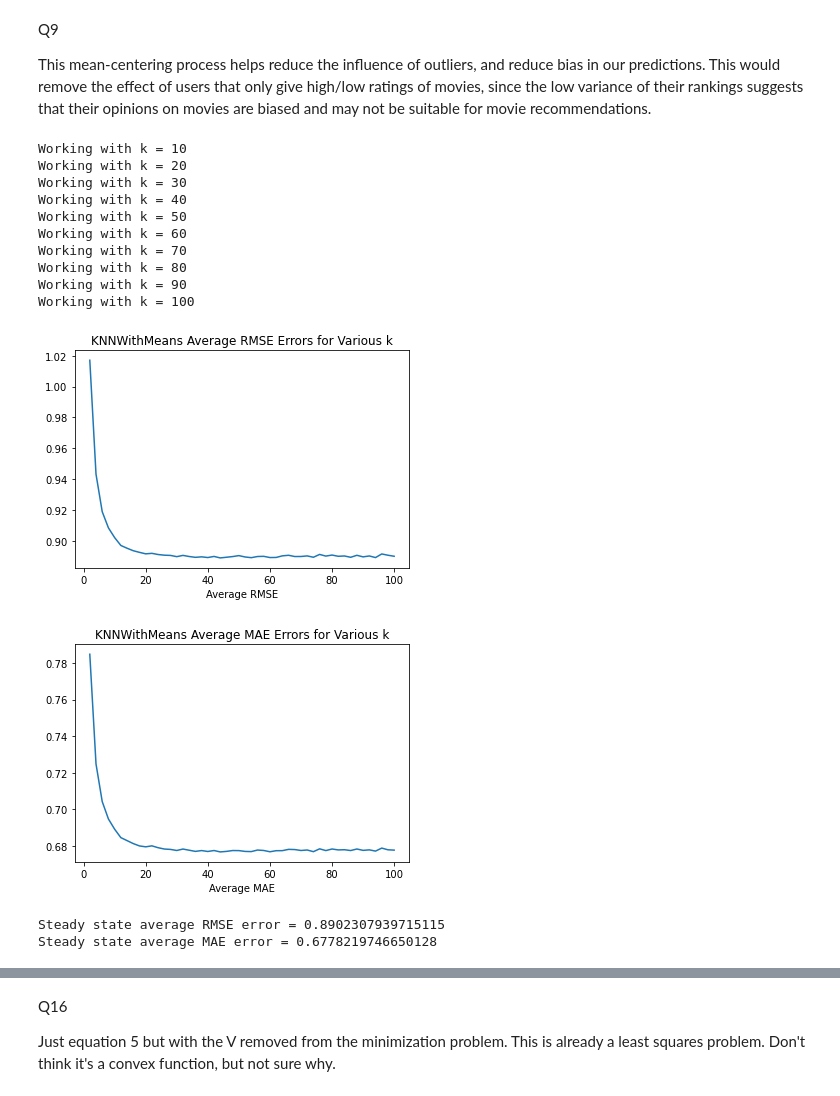
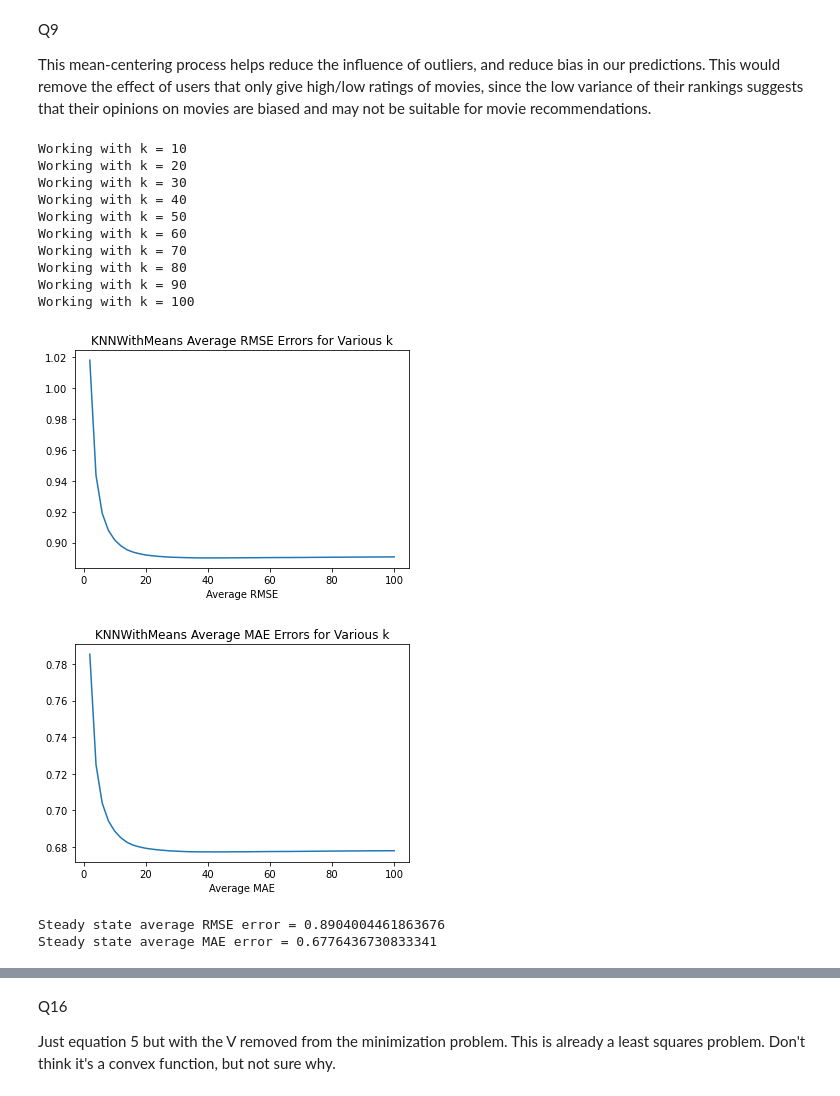
Before and after one commit to ztucker4/ECE219_Winter2021, a Jupyter notebook: Project_3/Project_3.ipynb, the cells around one changed output, grey strips where cells are left out. Drawn from its saved outputs; the diff is of its cells as text; code cells hidden in the pictures.

```diff
--- a/Project_3/Project_3.ipynb
+++ b/Project_3/Project_3.ipynb
@@ -134,6 +134,7 @@ from surprise.similarities import pearson
 from surprise.model_selection.validation import cross_validate
 from surprise.dataset import Dataset
 from surprise.reader import Reader
+from surprise.model_selection import KFold
 
 ratings_df_pd = pandas.read_csv('ratings.csv')
 ratings_df_sup = ratings_df_pd.drop(labels='timestamp', axis=1)
@@ -142,48 +143,49 @@ sim_options = {'name': 'pearson',
                'user_based': True
                }
 
-#Do we need to add skip_lines=1 to remove the headers?
 reader_df_pd = Reader(skip_lines=1, rating_scale=(0.5, 5))
 ratings_df_sup = Dataset.load_from_df(ratings_df_sup, reader_df_pd)
 
 rmse_vals = []
 mae_vals = []
 k_vals = np.arange(2, 102, 2)
+num_splits = 10
+kf = KFold(n_splits=num_splits, random_state=42)
 
 #Unnecessarilly large number of k values - could stop at 50 and get the same result
 for k in k_vals:
     if (k % 10 == 0):
         print("Working with k = {}".format(k))
     curr_knn = KNNWithMeans(k, sim_options=sim_options, verbose=False)
-    cv_result = cross_validate(curr_knn, ratings_df_sup, cv=10, measures=['rmse', 'mae'])
+    cv_result = cross_validate(curr_knn, ratings_df_sup, cv=kf, measures=['rmse', 'mae'])
     rmse_vals.append(np.average(cv_result['test_rmse']))
     mae_vals.append(np.average(cv_result['test_mae']))
 
 plt.plot(k_vals, rmse_vals)
 plt.title("KNNWithMeans Average RMSE Errors for Various k")
 plt.xlabel("k")
 plt.xlabel("Average RMSE")
 plt.show()
 
 plt.figure;
 plt.plot(k_vals, mae_vals)
 plt.title("KNNWithMeans Average MAE Errors for Various k")
 plt.xlabel("k")
 plt.xlabel("Average MAE")
 plt.show()
 # %% [output]
 Working with k = 10
 Working with k = 20
 Working with k = 30
 Working with k = 40
 Working with k = 50
 Working with k = 60
 Working with k = 70
 Working with k = 80
 Working with k = 90
 Working with k = 100
-[figure, old version]
+[figure, new version]
-[figure, old version]
+[figure, new version]
 # %%
 #Q11
 
@@ -194,8 +196,8 @@ mae_min_k = 24
 print("Steady state average RMSE error = {}".format(np.average(rmse_vals[rmse_min_k//2 - 1:])))
 print("Steady state average MAE error = {}".format(np.average(mae_vals[mae_min_k//2 - 1:])))
 # %% [output]
-Steady state average RMSE error = 0.8902307939715115
-Steady state average MAE error = 0.6778219746650128
+Steady state average RMSE error = 0.8904004461863676
+Steady state average MAE error = 0.6776436730833341
 # %%
 #Q12-14
 
```
Also changed, not shown: parts of 15 cells of this notebook.
